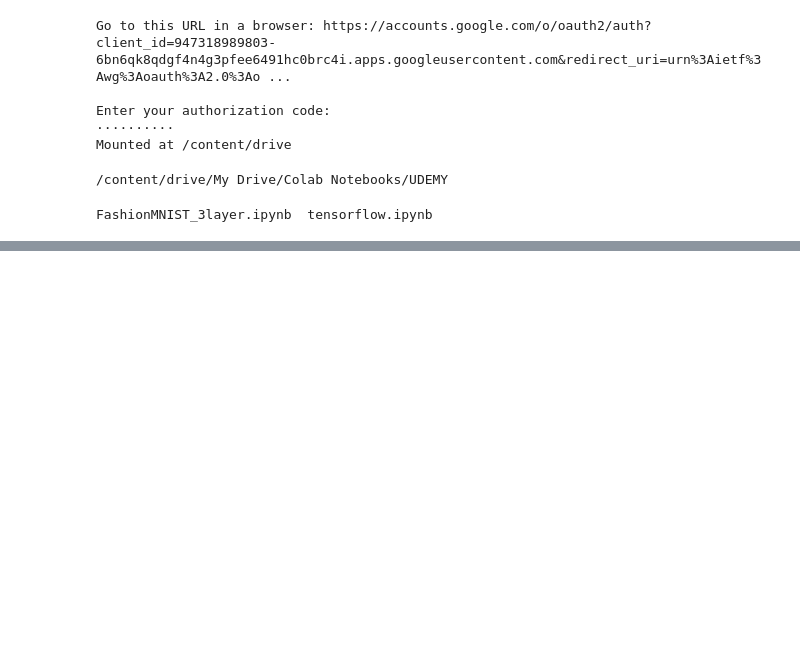
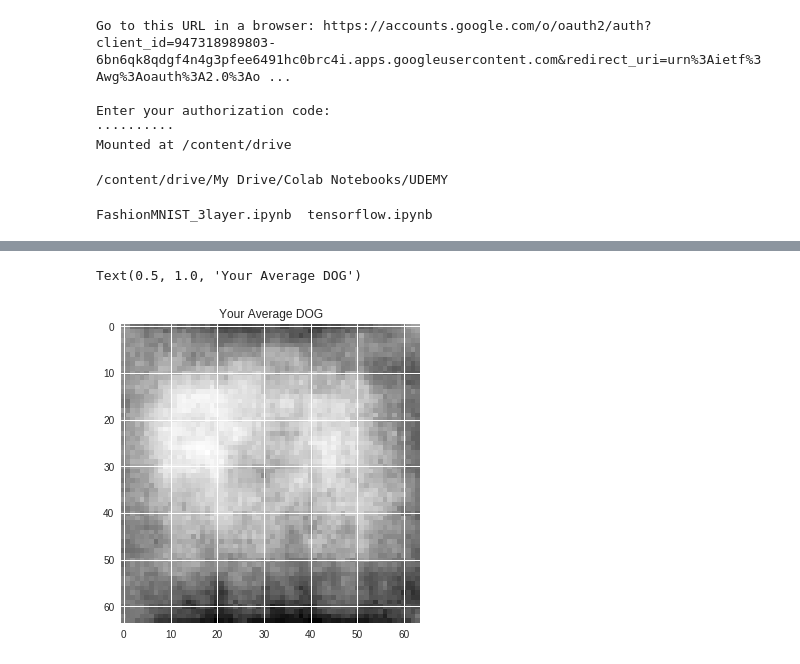
Before and after one commit to daikichiba9511/study_log, a Jupyter notebook: tensorflow.ipynb, the cells around one changed output, grey strips where cells are left out. Saved outputs shown, nothing was run; the diff lists cells and outputs as text; code cells hidden in the pictures; blank space fills up the shorter version.

```diff
--- a/tensorflow.ipynb
+++ b/tensorflow.ipynb
@@ -237,0 +350,19 @@ FashionMNIST_3layer.ipynb  tensorflow.ipynb
+# %%
+#多次元に変換する
+def prep_data(images):
+  count = len(images)
+  data = np.ndarray((count,CHANNELS,COLS,ROWS),dtype=np.uint8)
+
+  for i,image_file in enumerate(images):
+    image = read_image(image_file)
+    #データの形を合わせるchannelsを前に持ってくる為に行列の縦と横を入れ替える
+    data[i]=image.T
+    #処理の途中経過を表示する
+    if i%250 ==0:print('Processed{}of{}'.format(i,count))
+
+
+  return data
+# %%
+#画像データを多次元配列に数値データに変換して格納
+train=prep_data(train_images)
+test=prep_data(test_images)
@@ -237,0 +437,8 @@ FashionMNIST_3layer.ipynb  tensorflow.ipynb
+# %%
+#ピクセル値を平均して画像を生成する dog[0]には色の情報が入っている
+dog_avg=np.array([dog[0].T for i , dog in enumerate(train) if labels[i]==1]).mean(axis=0)
+plt.imshow(dog_avg)
+plt.title('Your Average DOG')
+# %% [output]
+Text(0.5, 1.0, 'Your Average DOG')
+[figure, added]
```
Also changed, not shown: parts of 34 cells of this notebook.
